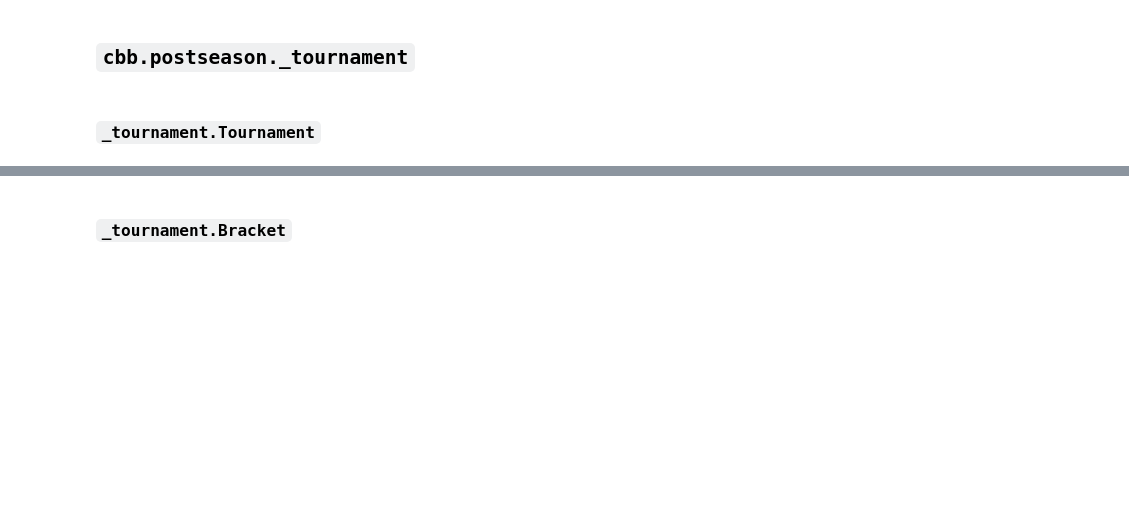
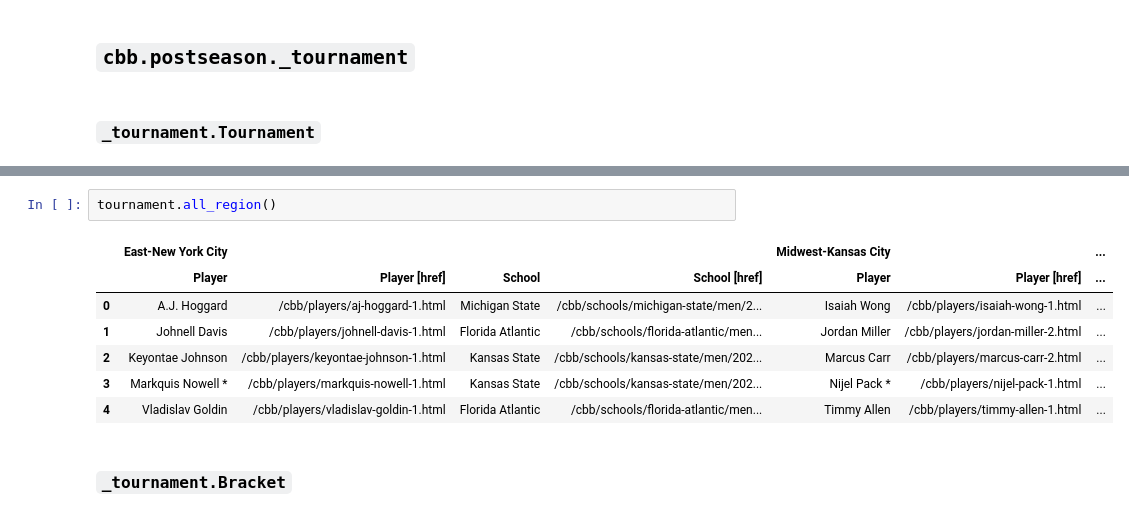
Before and after one commit to JacobLee23/sports-reference, a Jupyter notebook: notebooks/cbb/postseason.ipynb, the cells around one changed output, grey strips where cells are left out. Drawn from its saved outputs; the diff is of its cells as text; blank space fills up the shorter version.

```diff
--- a/notebooks/cbb/postseason.ipynb
+++ b/notebooks/cbb/postseason.ipynb
@@ -59,3 +69,13 @@ tournament.dataframe()
+# %%
+tournament.all_region()
+# %% [output]
+|  | East-New York City |  |  |  | Midwest-Kansas City |  | ... |
+|  | Player | Player [href] | School | School [href] | Player | Player [href] | ... |
+| 0 | A.J. Hoggard | /cbb/players/aj-hoggard-1.html | Michigan State | /cbb/schools/michigan-state/men/2... | Isaiah Wong | /cbb/players/isaiah-wong-1.html | ... |
+| 1 | Johnell Davis | /cbb/players/johnell-davis-1.html | Florida Atlantic | /cbb/schools/florida-atlantic/men... | Jordan Miller | /cbb/players/jordan-miller-2.html | ... |
+| 2 | Keyontae Johnson | /cbb/players/keyontae-johnson-1.html | Kansas State | /cbb/schools/kansas-state/men/202... | Marcus Carr | /cbb/players/marcus-carr-2.html | ... |
+| 3 | Markquis Nowell * | /cbb/players/markquis-nowell-1.html | Kansas State | /cbb/schools/kansas-state/men/202... | Nijel Pack * | /cbb/players/nijel-pack-1.html | ... |
+| 4 | Vladislav Goldin | /cbb/players/vladislav-goldin-1.html | Florida Atlantic | /cbb/schools/florida-atlantic/men... | Timmy Allen | /cbb/players/timmy-allen-1.html | ... |
 # %% [markdown]
 ### `_tournament.Bracket`
 # %%
```
Also changed, not shown: parts of 21 cells of this notebook, 2 other files.
